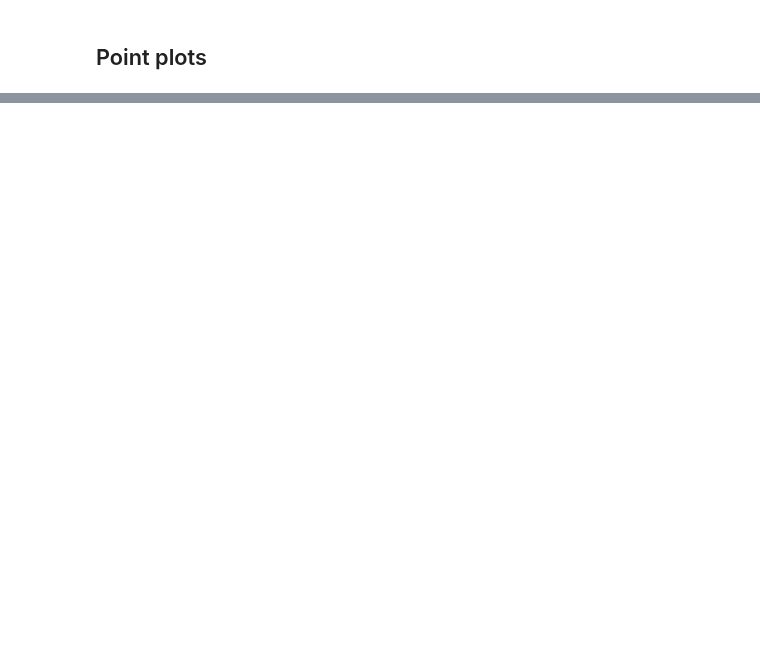
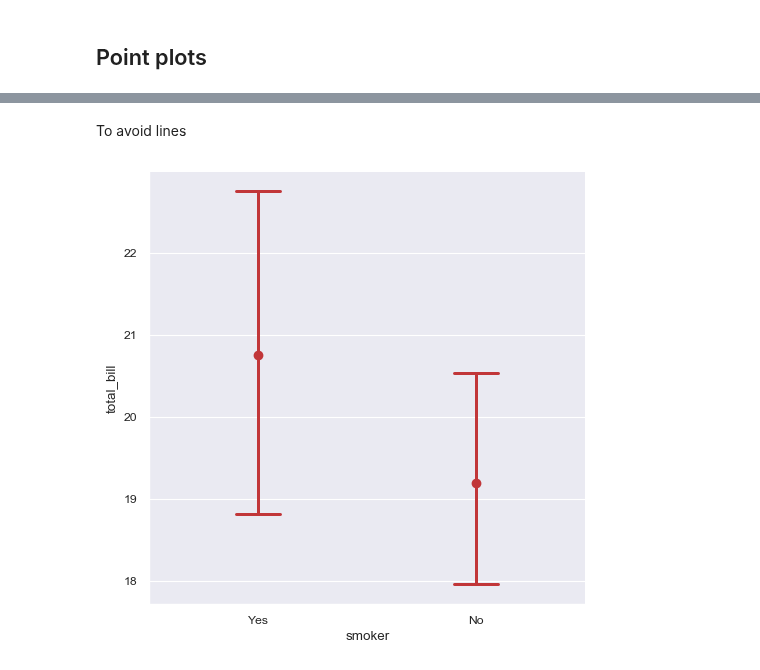
Before and after one commit to andrewch28/DataCamp, a Jupyter notebook: 7)Seaborn.ipynb, the cells around one changed output, grey strips where cells are left out. Cells and saved outputs as stored; diff of their text form; code cells hidden in the pictures; blank space fills up the shorter version.

```diff
--- a/7)Seaborn.ipynb
+++ b/7)Seaborn.ipynb
@@ -207,0 +218,15 @@ Hope this works
+# %% [markdown]
+To avoid lines
+# %%
+from numpy import median
+
+sns.catplot(x="smoker",
+              y="total_bill",
+              data=tips,
+              kind="point",
+              linestyle="none",
+              capsize=0.2,)
+
+plt.show()
+# %% [output]
+[figure, added]
```
Also changed, not shown: parts of 34 cells of this notebook.
